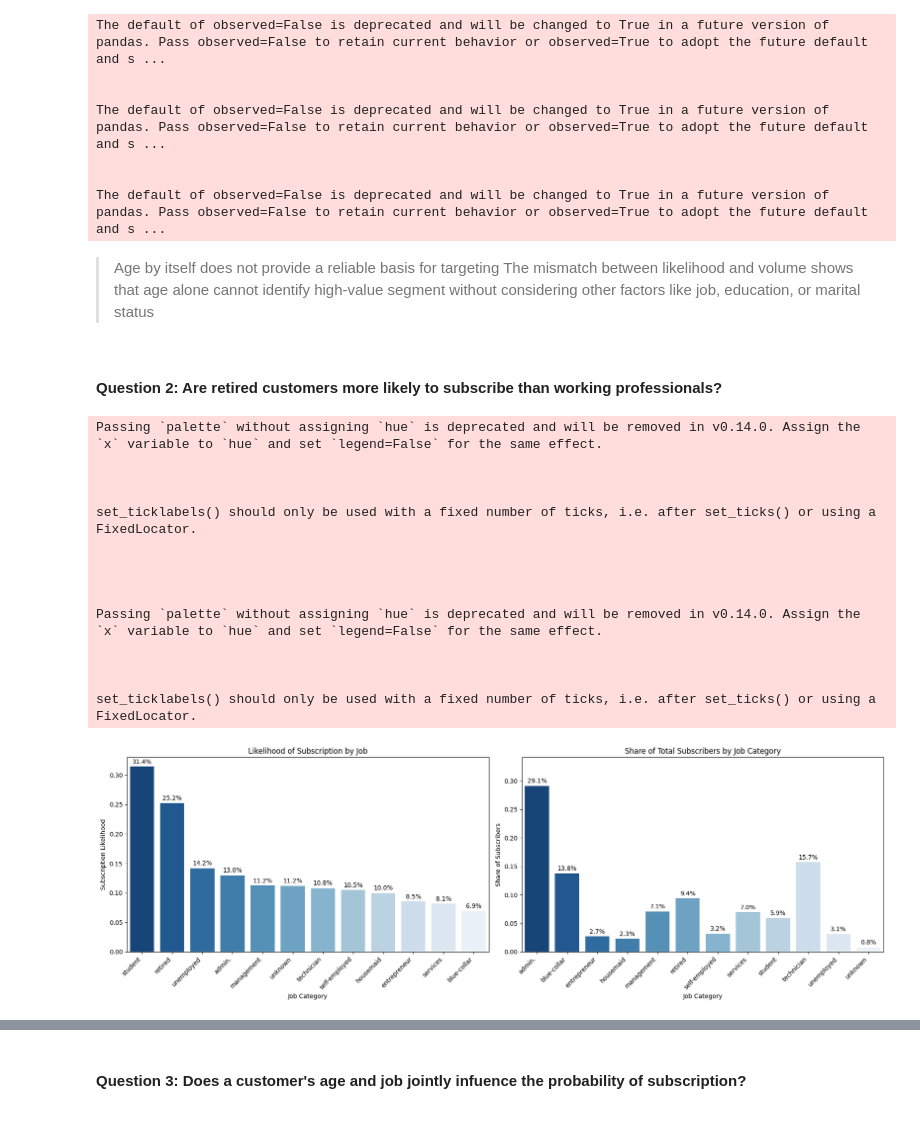
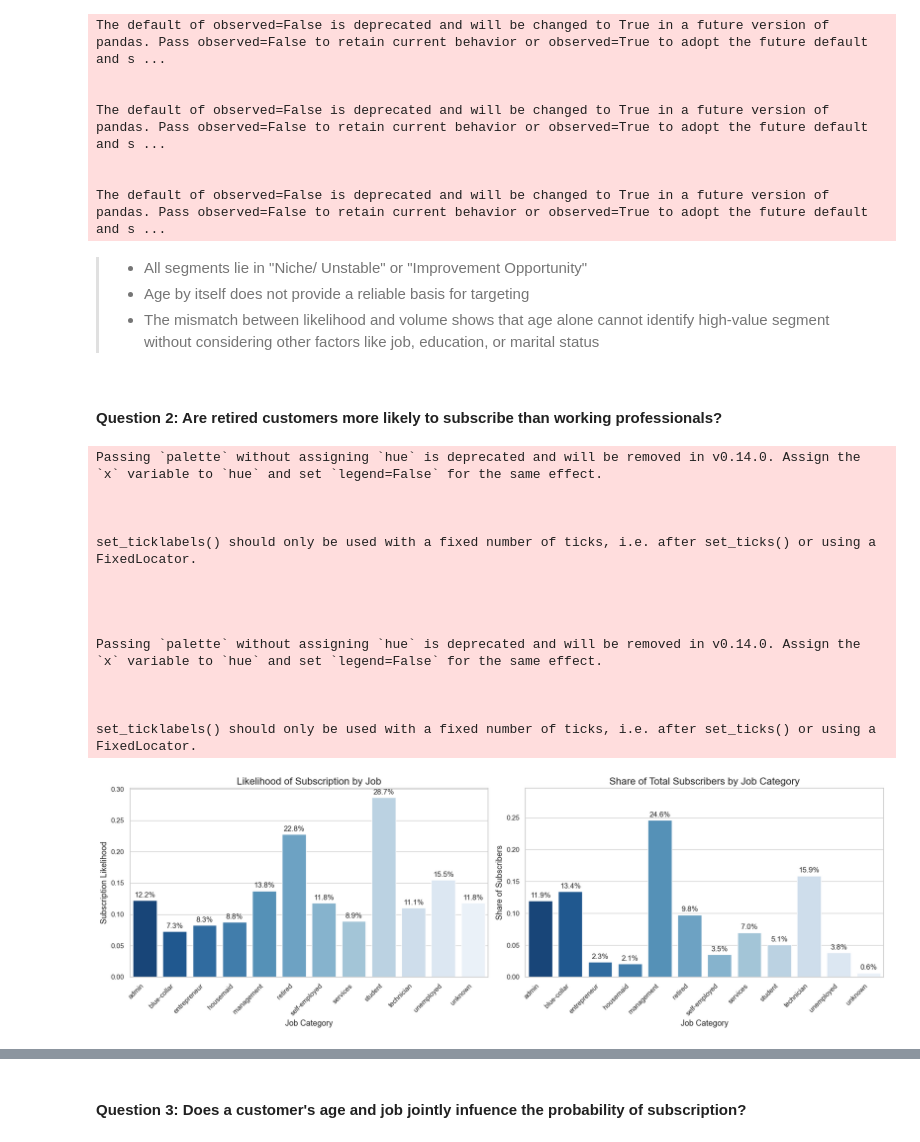
Before and after one commit to DzeDze/ds_team2_bank_marketing, a Jupyter notebook: notebooks/01_eda.ipynb, the cells around one changed output, grey strips where cells are left out. Cells and saved outputs as stored; diff of their text form; code cells hidden in the pictures.

```diff
--- a/notebooks/01_eda.ipynb
+++ b/notebooks/01_eda.ipynb
@@ -7,11 +7,13 @@ import matplotlib.pyplot as plt
 import seaborn as sns
 import pandas as pd
 # %%
+from pathlib import Path
 # load data to df
-df = pd.read_csv(
-    r"C:\Users\papak\_Study\DSI\ds_team2_bank_marketing\data\raw\bank-additional-full.csv",
-    sep = ";" # specify semicolon as separater
-)
+root = Path().resolve().parent
+#print(root)
+cleaned_data_path = root / "data"/"processed"/"bank-full-clean.csv"
+#print(cleaned_data_path)
+df = pd.read_csv(cleaned_data_path, sep = ",")  # specify comma as separater
 
 # display first 10 rows of df
 #df.head(10)
@@ -218,8 +243,9 @@ The default of observed=False is deprecated and will be changed to True in a fut
 
 The default of observed=False is deprecated and will be changed to True in a future version of pandas. Pass observed=False to retain current behavior or observed=True to adopt the future default and s ...
 # %% [markdown]
-> Age by itself does not provide a reliable basis for targeting
-> The mismatch between likelihood and volume shows that age alone cannot identify high-value segment without considering other factors like job, education, or marital status
+> * All segments lie in "Niche/ Unstable" or "Improvement Opportunity"
+> * Age by itself does not provide a reliable basis for targeting
+> * The mismatch between likelihood and volume shows that age alone cannot identify high-value segment without considering other factors like job, education, or marital status
 # %% [markdown]
 #### Question 2: Are retired customers more likely to subscribe than working professionals?
 # %%
@@ -232,7 +258,7 @@ df['y_binary'] = df['y'].apply(lambda x: 1 if x == 'yes' else 0)
 likelihood = (
     df.groupby('job')['y_binary']
     .mean()
-    .sort_values(ascending=False)
+    #.sort_values(ascending=False)
 )
 
 #-------------------------
@@ -241,8 +267,13 @@ likelihood = (
 volume = (
     df[df['y'] == 'yes']['job']
     .value_counts(normalize=True)
-    .sort_index()
+    #.sort_index()
 )
+
+# create consistent order for both charts
+job_order = sorted(df['job'].unique()) # or likelihood.index.tolist()
+likelihood = likelihood.reindex(job_order)
+volume = volume.reindex(job_order)
 
 #-------------------------
 # Side-by-side plots
@@ -280,32 +311,32 @@ sns.barplot(
     palette="Blues_r"
 )
 
 ax2.set_title("Share of Total Subscribers by Job Category")
 ax2.set_xlabel("Job Category")
 ax2.set_ylabel("Share of Subscribers")
 ax2.set_xticklabels(ax2.get_xticklabels(), rotation=45, ha='right')
 ax2.set_ylim(0, volume.max() + 0.05)
 
 # Percentage labels
 for i, v in enumerate(volume.values):
     ax2.text(i, v + 0.005, f"{v:.1%}", ha='center')
 
 plt.tight_layout()
 plt.show()
 # %% [output]
 Passing `palette` without assigning `hue` is deprecated and will be removed in v0.14.0. Assign the `x` variable to `hue` and set `legend=False` for the same effect.
 
 
 
 set_ticklabels() should only be used with a fixed number of ticks, i.e. after set_ticks() or using a FixedLocator.
 
 
 
 
 Passing `palette` without assigning `hue` is deprecated and will be removed in v0.14.0. Assign the `x` variable to `hue` and set `legend=False` for the same effect.
 
 
 
 set_ticklabels() should only be used with a fixed number of ticks, i.e. after set_ticks() or using a FixedLocator.
-[figure, old version]
+[figure, new version]
 # %% [markdown]
```
Also changed, not shown: parts of 20 cells of this notebook.
